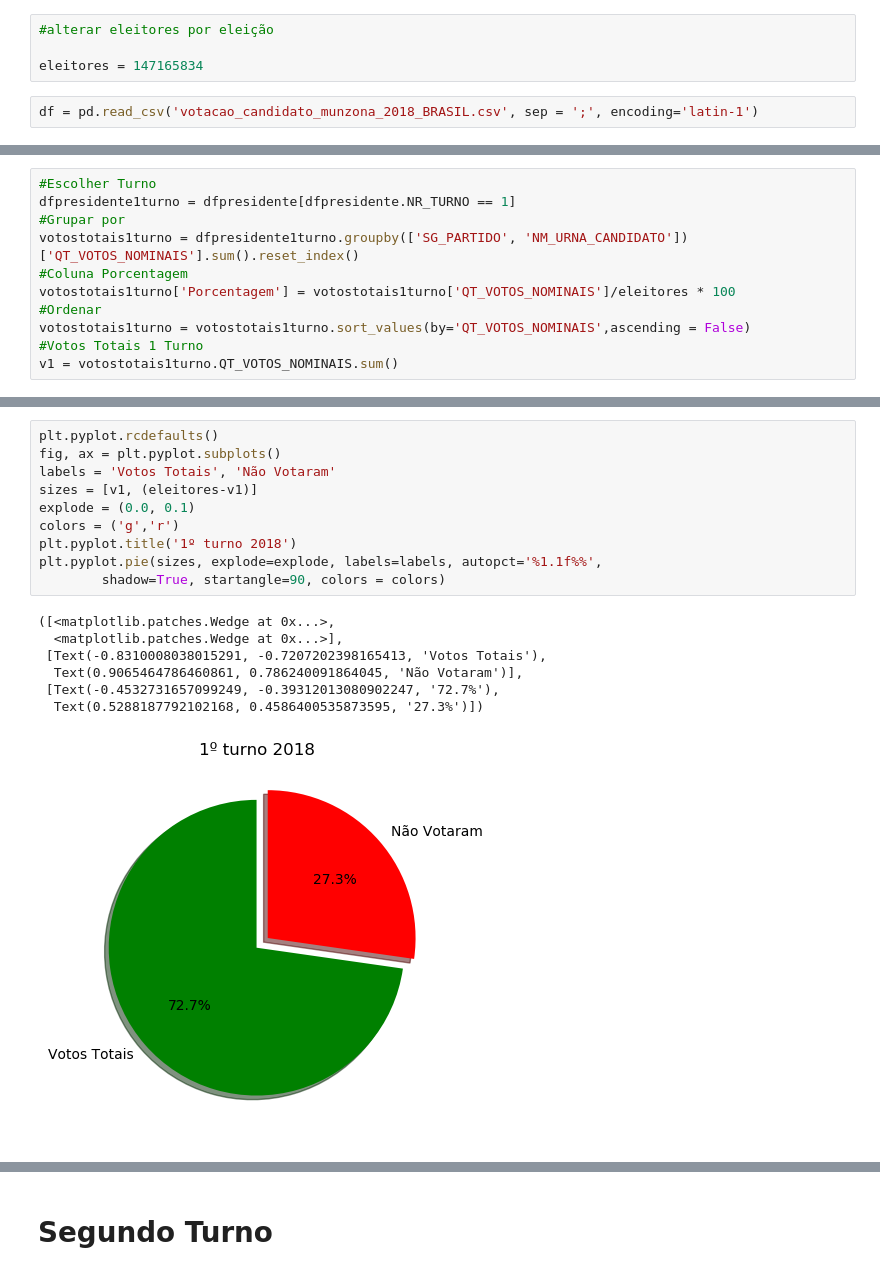
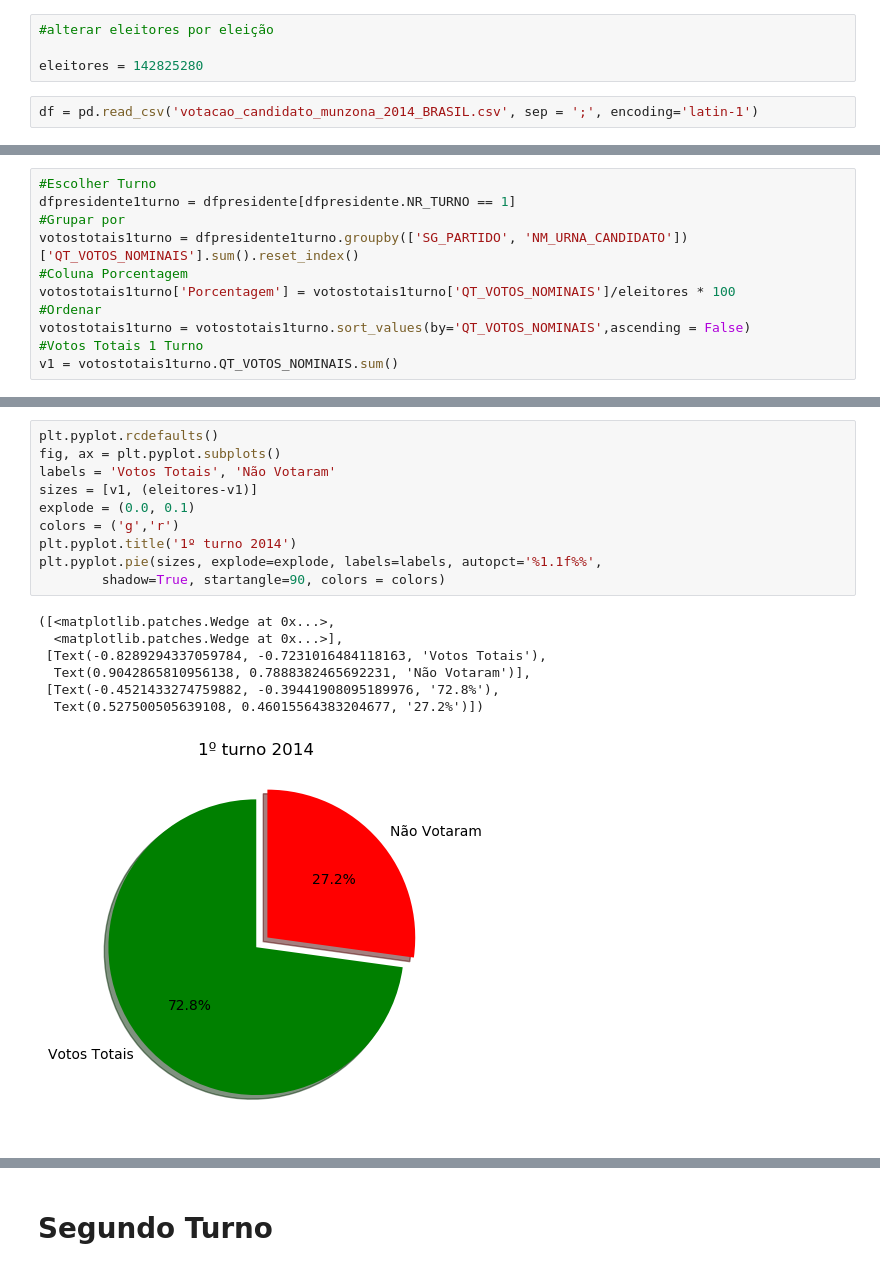
Before and after one commit to gabrielcorbal/analise_politica, a Jupyter notebook: Análise Presidentes - 2014.ipynb, the cells around one changed output, grey strips where cells are left out. Saved outputs shown, nothing was run; the diff lists cells and outputs as text.

```diff
--- a/Análise Presidentes - 2014.ipynb
+++ b/Análise Presidentes - 2014.ipynb
@@ -8,9 +8,9 @@ plt.rc('figure', figsize=(10, 5))
 # %%
 #alterar eleitores por eleição
 
-eleitores = 147165834
+eleitores = 142825280
 # %%
-df = pd.read_csv('votacao_candidato_munzona_2018_BRASIL.csv', sep = ';', encoding='latin-1')
+df = pd.read_csv('votacao_candidato_munzona_2014_BRASIL.csv', sep = ';', encoding='latin-1')
 # %%
 df.sample(1)
 # %% [output]
@@ -70,21 +70,21 @@ votostotais1turno
 # %%
 plt.pyplot.rcdefaults()
 fig, ax = plt.pyplot.subplots()
 labels = 'Votos Totais', 'Não Votaram'
 sizes = [v1, (eleitores-v1)]
 explode = (0.0, 0.1)
 colors = ('g','r')
-plt.pyplot.title('1º turno 2018')
+plt.pyplot.title('1º turno 2014')
 plt.pyplot.pie(sizes, explode=explode, labels=labels, autopct='%1.1f%%',
         shadow=True, startangle=90, colors = colors)
 # %% [output]
 ([<matplotlib.patches.Wedge at 0x...>,
   <matplotlib.patches.Wedge at 0x...>],
- [Text(-0.8310008038015291, -0.7207202398165413, 'Votos Totais'),
-  Text(0.9065464786460861, 0.786240091864045, 'Não Votaram')],
- [Text(-0.4532731657099249, -0.39312013080902247, '72.7%'),
-  Text(0.5288187792102168, 0.4586400535873595, '27.3%')])
+ [Text(-0.8289294337059784, -0.7231016484118163, 'Votos Totais'),
+  Text(0.9042865810956138, 0.7888382465692231, 'Não Votaram')],
+ [Text(-0.4521433274759882, -0.39441908095189976, '72.8%'),
+  Text(0.527500505639108, 0.46015564383204677, '27.2%')])
-[figure, old version]
+[figure, new version]
 # %%
 #Grafico de Pizza
 plt.pyplot.rcdefaults()
```
Also changed, not shown: parts of 16 cells of this notebook, 18 other files.
